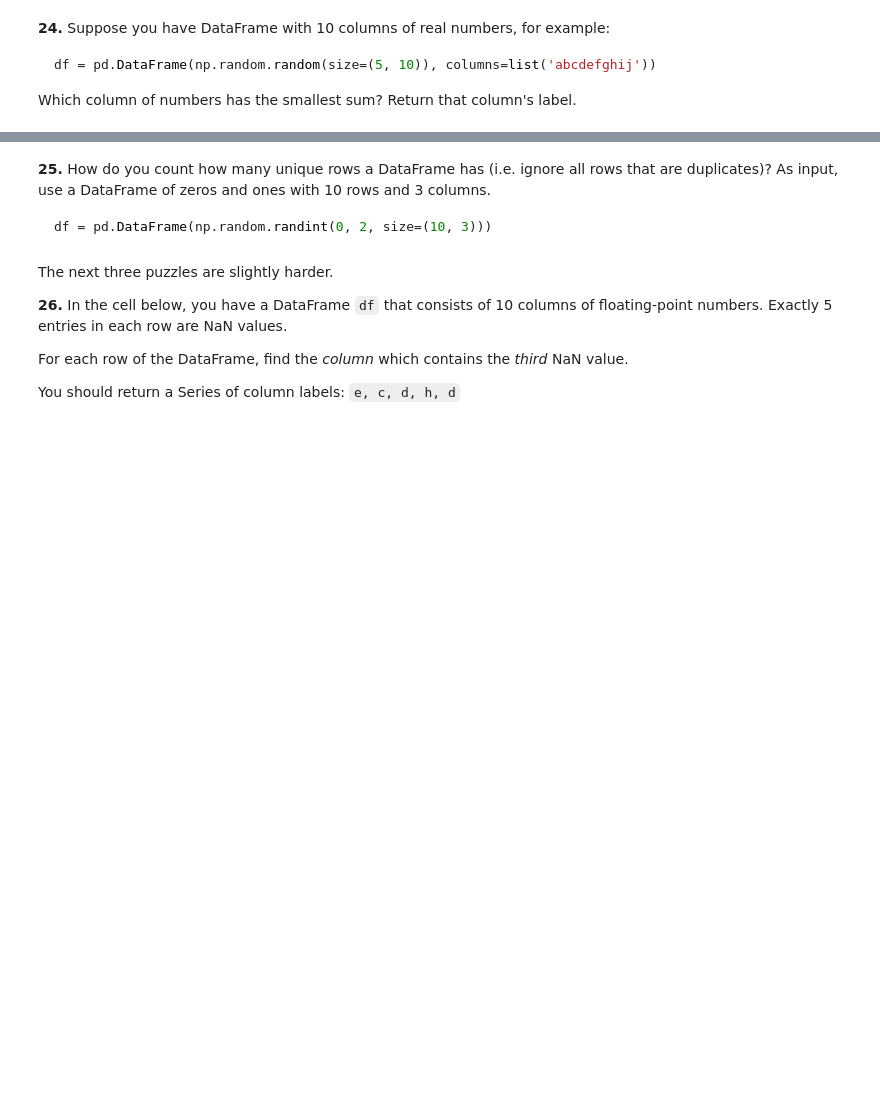
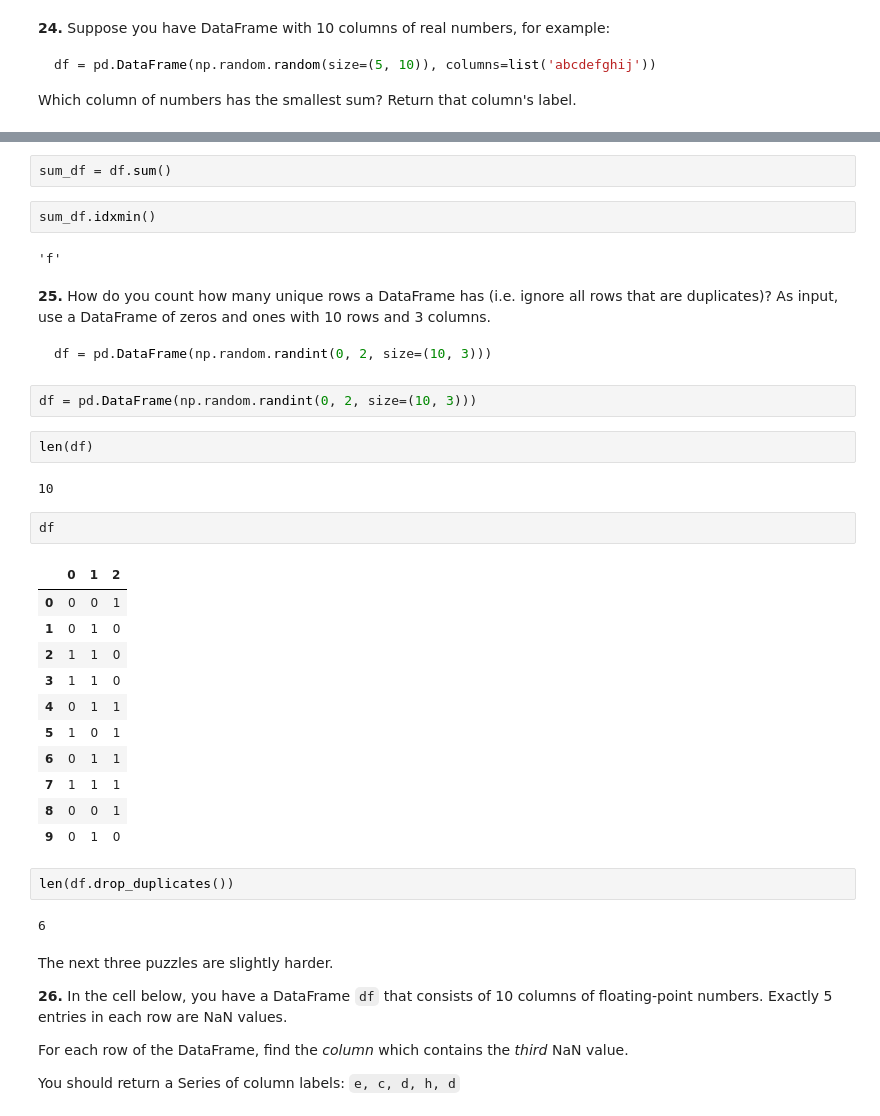
Before and after one commit to Luffy610/Pandas, a Jupyter notebook: 100-pandas-puzzles/100-pandas-puzzles.ipynb, the cells around one changed output, grey strips where cells are left out. Drawn from its saved outputs; the diff is of its cells as text; blank space fills up the shorter version.

````diff
--- a/100-pandas-puzzles/100-pandas-puzzles.ipynb
+++ b/100-pandas-puzzles/100-pandas-puzzles.ipynb
@@ -356,9 +386,39 @@ Which column of numbers has the smallest sum?  Return that column's label.
+# %%
+sum_df = df.sum()
+# %%
+sum_df.idxmin()
+# %% [output]
+'f'
 # %% [markdown]
 **25.** How do you count how many unique rows a DataFrame has (i.e. ignore all rows that are duplicates)? As input, use a DataFrame of zeros and ones with 10 rows and 3 columns.
 
 ```python
 df = pd.DataFrame(np.random.randint(0, 2, size=(10, 3)))
 ```
+# %%
+df = pd.DataFrame(np.random.randint(0, 2, size=(10, 3)))
+# %%
+len(df)
+# %% [output]
+10
+# %%
+df
+# %% [output]
+|  | 0 | 1 | 2 |
+| 0 | 0 | 0 | 1 |
+| 1 | 0 | 1 | 0 |
+| 2 | 1 | 1 | 0 |
+| 3 | 1 | 1 | 0 |
+| 4 | 0 | 1 | 1 |
+| 5 | 1 | 0 | 1 |
+| 6 | 0 | 1 | 1 |
+| 7 | 1 | 1 | 1 |
+| 8 | 0 | 0 | 1 |
+| 9 | 0 | 1 | 0 |
+# %%
+len(df.drop_duplicates())
+# %% [output]
+6
 # %% [markdown]
 The next three puzzles are slightly harder.
 
````
Also changed, not shown: parts of 31 cells of this notebook.
